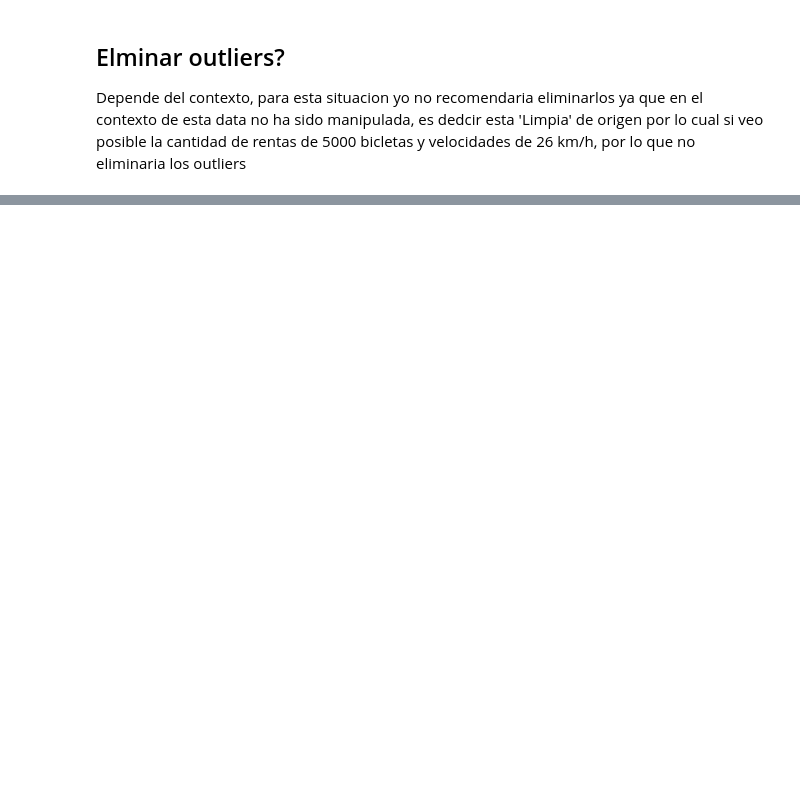
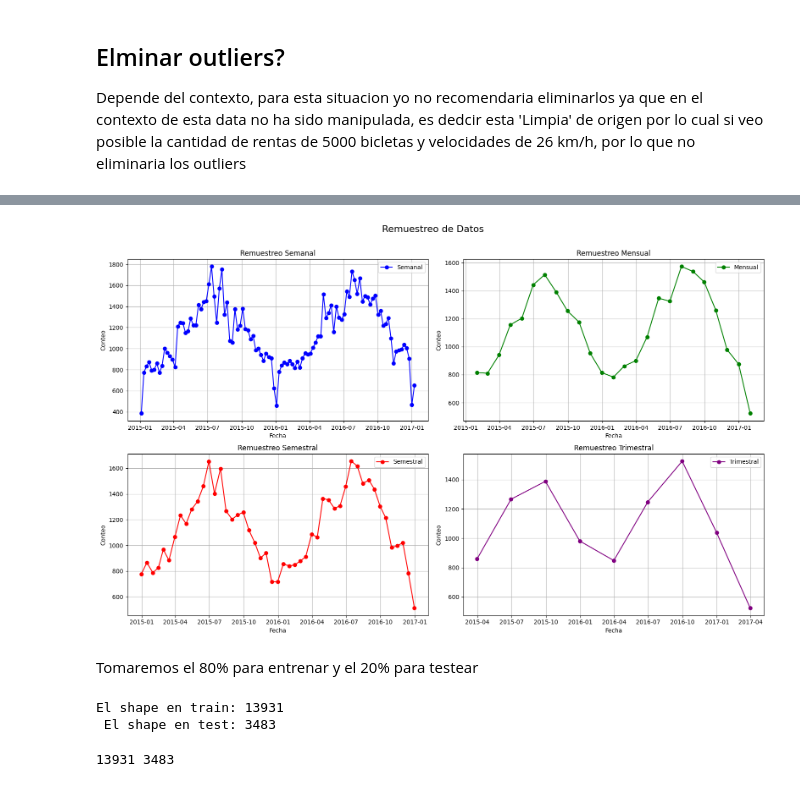
Before and after one commit to JairAmaro/Portafolio, a Jupyter notebook: London bike shariong/London.ipynb, the cells around one changed output, grey strips where cells are left out. Cells and saved outputs as stored; diff of their text form; code cells hidden in the pictures; blank space fills up the shorter version.

```diff
--- a/London bike shariong/London.ipynb
+++ b/London bike shariong/London.ipynb
@@ -84,8 +84,8 @@ def DateExtarct(data):
     data['Year'] = data['Time'].dt.year
     data['Month'] = data['Time'].dt.month
     data['Day'] = data['Time'].dt.day
-    data['Hour'] = data['Time'].dt.hour
-    data['Minute'] = data['Time'].dt.minute
+    # data['Hour'] = data['Time'].dt.hour
+    # data['Minute'] = data['Time'].dt.minute
     return data
 
 def StringName(data):
@@ -238,0 +241,3 @@ Depende del contexto, para esta situacion yo no recomendaria eliminarlos ya que
+# %%
+df['Time'] = pd.to_datetime(df['Time'])
+df.set_index('Time', inplace=True)
@@ -238,0 +261,9 @@ Depende del contexto, para esta situacion yo no recomendaria eliminarlos ya que
+# %%
+# Remuestreo semanal
+weekly = df.resample('W').mean()
+# Remuestreo mensual
+monthly = df.resample('M').mean()
+# Remuestreo semestral
+semi_monthly = df.resample('SM').mean()
+# Remuestreo trimestral
+quarterly = df.resample('Q').mean()
@@ -238,0 +284,54 @@ Depende del contexto, para esta situacion yo no recomendaria eliminarlos ya que
+# %%
+# Configurar la figura de subplots
+fig, axes = plt.subplots(nrows=2, ncols=2, figsize=(16, 10))
+fig.suptitle('Remuestreo de Datos', fontsize=16)
+
+# Graficar remuestreo semanal
+axes[0, 0].plot(weekly.index, weekly['Count'], label='Semanal', marker='o', color='blue')
+axes[0, 0].set_title('Remuestreo Semanal')
+axes[0, 0].set_xlabel('Fecha')
+axes[0, 0].set_ylabel('Conteo')
+axes[0, 0].grid(True)
+axes[0, 0].legend()
+
+# Graficar remuestreo mensual
+axes[0, 1].plot(monthly.index, monthly['Count'], label='Mensual', color='green', marker='o')
+axes[0, 1].set_title('Remuestreo Mensual')
+axes[0, 1].set_xlabel('Fecha')
+axes[0, 1].set_ylabel('Conteo')
+axes[0, 1].grid(True)
+axes[0, 1].legend()
+
+# Graficar remuestreo semestral
+axes[1, 0].plot(semi_monthly.index, semi_monthly['Count'], label='Semestral', color='red', marker='o')
+axes[1, 0].set_title('Remuestreo Semestral')
+axes[1, 0].set_xlabel('Fecha')
+axes[1, 0].set_ylabel('Conteo')
+axes[1, 0].grid(True)
+axes[1, 0].legend()
+
+# Graficar remuestreo trimestral
+axes[1, 1].plot(quarterly.index, quarterly['Count'], label='Trimestral', color='purple', marker='o')
+axes[1, 1].set_title('Remuestreo Trimestral')
+axes[1, 1].set_xlabel('Fecha')
+axes[1, 1].set_ylabel('Conteo')
+axes[1, 1].grid(True)
+axes[1, 1].legend()
+
+# Ajustar los subplots para evitar que se solapen
+plt.tight_layout()
+plt.subplots_adjust(top=0.9)  # Ajusta el espacio en la parte superior para el título global
+
+# Mostrar la figura
+plt.show()
+# %% [output]
+[figure, added]
+# %% [markdown]
+Tomaremos el 80% para entrenar y el 20% para testear
+# %%
+train_size = int(len(df) * 0.8)
+test_size = len(df) - train_size
+print(f'El shape en train: {train_size} \n El shape en test: {test_size}')
+# %% [output]
+El shape en train: 13931
+ El shape en test: 3483
@@ -238,0 +340,4 @@ Depende del contexto, para esta situacion yo no recomendaria eliminarlos ya que
+# %%
+print(len(train), len(test))
+# %% [output]
+13931 3483
```
Also changed, not shown: parts of 13 cells of this notebook.
